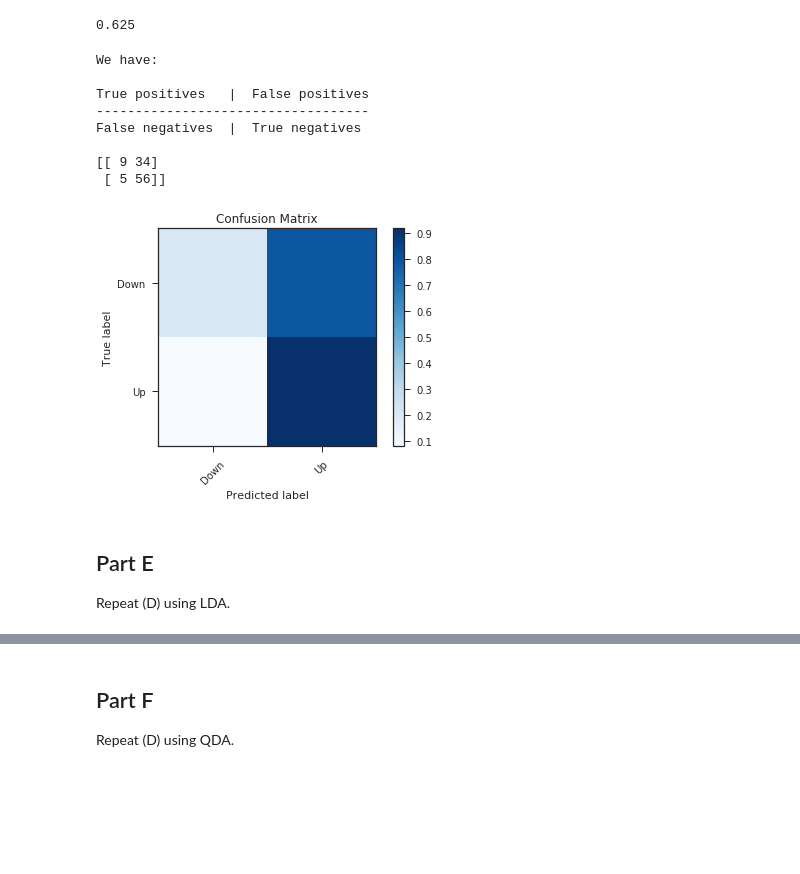
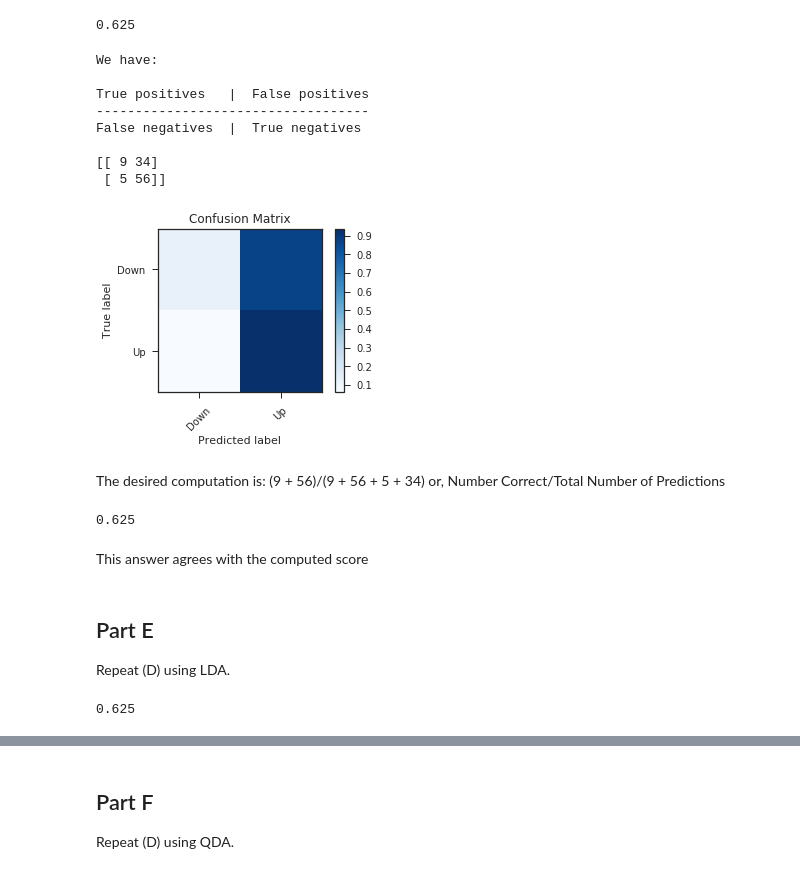
Before and after one commit to jsigee87/Data-Science-Lab-ee379k, a Jupyter notebook: lab5/src/problem2.ipynb, the cells around one changed output, grey strips where cells are left out. Drawn from its saved outputs; the diff is of its cells as text; code cells hidden in the pictures; blank space fills up the shorter version.

```diff
--- a/lab5/src/problem2.ipynb
+++ b/lab5/src/problem2.ipynb
@@ -146,34 +149,34 @@ pred_2 = clf_2.predict(X_test_2)
 print(clf_2.score(X_test_2, y_test_2))
 # %% [output]
 0.625
-# %%
-print("We have:\n")
-print("True positives   |  False positives")
-print("-----------------------------------")
-print("False negatives  |  True negatives\n")
-conf_matrix_2 = confusion_matrix(y_test_2, pred_2)
-print(conf_matrix_2)
-
-# Normalize and print heat map
-fig = plt.figure(figsize = (6,4))
-conf_matrix_norm_2 = conf_matrix_2.astype('float') / conf_matrix_2.sum(axis=1)[:, np.newaxis]
-_ = plt.imshow(conf_matrix_norm_2, interpolation='nearest', cmap=plt.cm.Blues)
-_ = plt.title('Confusion Matrix')
-_ = plt.colorbar()
-_ = plt.xticks([0,1], ['Down', 'Up'], rotation=45)
-_ = plt.yticks([0,1], ['Down', 'Up'])
-_ = plt.ylabel('True label')
-_ = plt.xlabel('Predicted label')
-# %% [output]
-We have:
-
-True positives   |  False positives
------------------------------------
-False negatives  |  True negatives
-
-[[ 9 34]
- [ 5 56]]
-[figure, removed]
+# %%
+print("We have:\n")
+print("True positives   |  False positives")
+print("-----------------------------------")
+print("False negatives  |  True negatives\n")
+conf_matrix_2 = confusion_matrix(y_test_2, pred_2)
+print(conf_matrix_2)
+plotConfusionMatrix(conf_matrix)
+# %% [output]
+We have:
+
+True positives   |  False positives
+-----------------------------------
+False negatives  |  True negatives
+
+[[ 9 34]
+ [ 5 56]]
+[figure, added]
+# %% [markdown]
+The desired computation is: (9 + 56)/(9 + 56 + 5 + 34)
+or, Number Correct/Total Number of Predictions
+# %%
+num_correct = (9 + 56)/(9 + 56 + 5 + 34)
+print(num_correct)
+# %% [output]
+0.625
+# %% [markdown]
+This answer agrees with the computed score
 # %% [markdown]
 ## Part E
 Repeat (D) using LDA.
@@ -197,0 +183,8 @@ for ii in range(0,360,1):
+# %%
+# Make LDA, fit it, and get transformed X
+lda = LinearDiscriminantAnalysis()
+_ = lda.fit(X_train_2, y_train_2)
+pred_2 = lda.predict(X_test_2)
+print(lda.score(X_test_2, y_test_2))
+# %% [output]
+0.625
```
Also changed, not shown: parts of 26 cells of this notebook.
